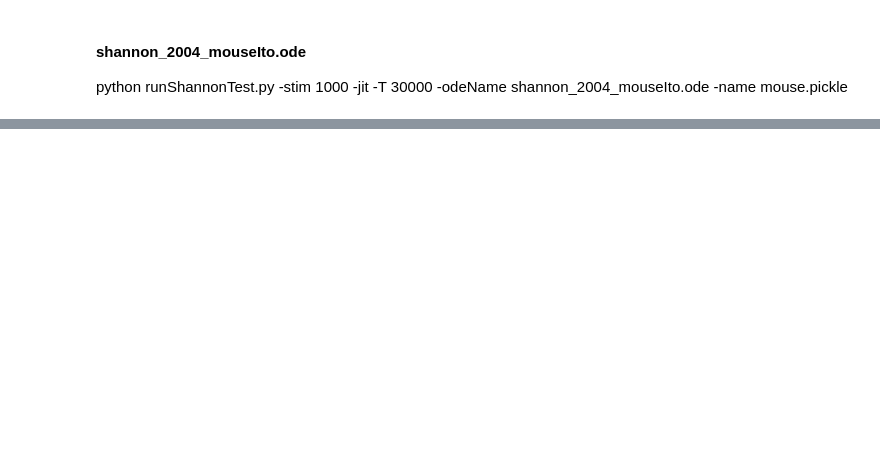
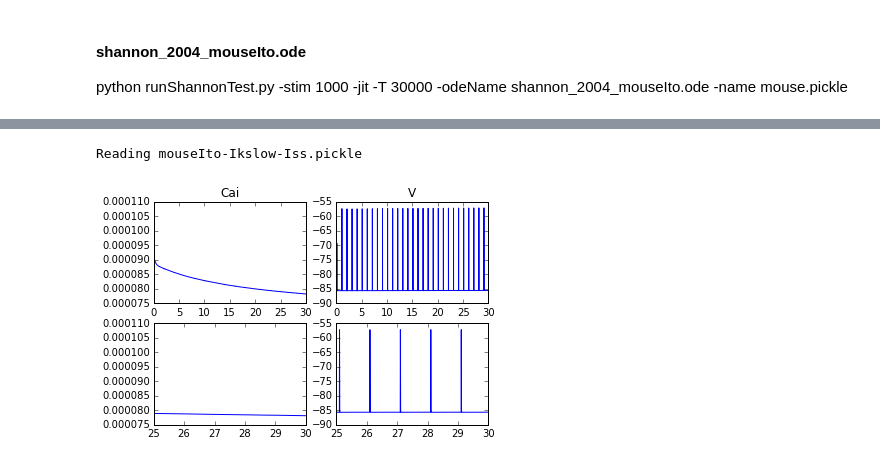
Before and after one commit to huskeypm/wholecell, a Jupyter notebook: gotranJIT_mouseEx.ipynb, the cells around one changed output, grey strips where cells are left out. Cells and saved outputs as stored; diff of their text form; code cells hidden in the pictures; blank space fills up the shorter version.

```diff
--- a/gotranJIT_mouseEx.ipynb
+++ b/gotranJIT_mouseEx.ipynb
@@ -114,0 +119,35 @@ Reading mouse.pickle
+# %%
+data = ao.readPickle("mouseIto-Ikslow-Iss.pickle")
+
+ms_to_s = 1e-3
+si = data['s']
+s_idx = data['s_idx']
+t = data['t'] * ms_to_s
+
+# ca
+subplot(2,2,1)
+label = "Cai"
+idx = s_idx.index(label)
+plt.plot(t,si[:,idx])
+plt.title(label)
+
+subplot(2,2,3)
+plt.plot(t,si[:,idx])
+plt.xlim([25e3*ms_to_s,30e3*ms_to_s])
+
+# V
+subplot(2,2,2)
+label = "V"
+idx = s_idx.index(label)
+plt.plot(t,si[:,idx])
+plt.title(label)
+
+subplot(2,2,4)
+plt.plot(t,si[:,idx])
+plt.xlim([25e3*ms_to_s,30e3*ms_to_s])
+
+title = "mouseIto-Ikslow-Iss"
+plt.gcf().savefig(title+".png")
+# %% [output]
+Reading mouseIto-Ikslow-Iss.pickle
+[figure, added]
```
Also changed, not shown: parts of 9 cells of this notebook, 7 other files.
